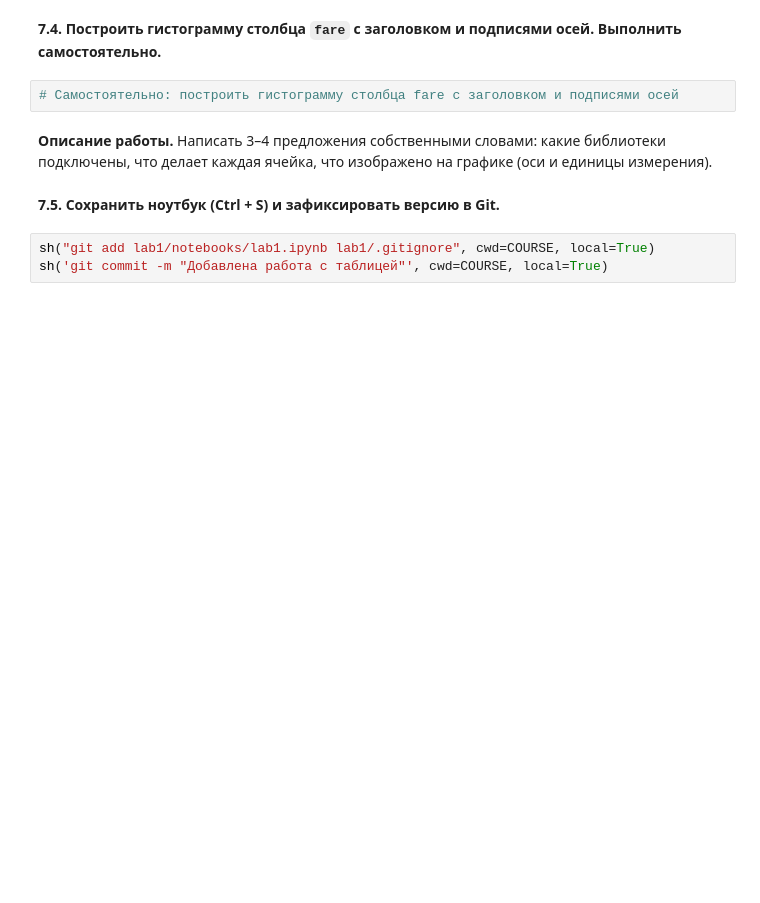
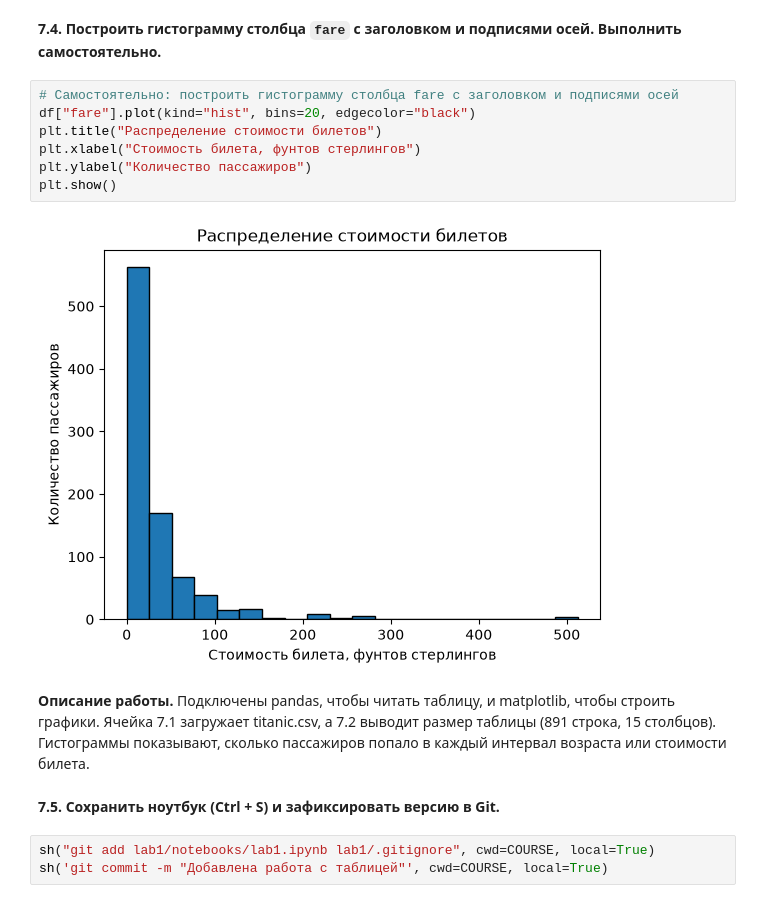
Before and after one commit to Gracestea/IntrodactionToAI_Klimenko, a Jupyter notebook: lab1/notebooks/lab1.ipynb, the cells around one changed output. Drawn from its saved outputs; the diff is of its cells as text; blank space fills up the shorter version.

```diff
--- a/lab1/notebooks/lab1.ipynb
+++ b/lab1/notebooks/lab1.ipynb
@@ -692,8 +786,15 @@ print()
 **7.4. Построить гистограмму столбца `fare` с заголовком и подписями осей. Выполнить самостоятельно.**
 # %%
 # Самостоятельно: построить гистограмму столбца fare с заголовком и подписями осей
+df["fare"].plot(kind="hist", bins=20, edgecolor="black")
+plt.title("Распределение стоимости билетов")
+plt.xlabel("Стоимость билета, фунтов стерлингов")
+plt.ylabel("Количество пассажиров")
+plt.show()
+# %% [output]
+[figure, added]
 # %% [markdown]
-**Описание работы.** Написать 3–4 предложения собственными словами: какие библиотеки подключены, что делает каждая ячейка, что изображено на графике (оси и единицы измерения).
+**Описание работы.** Подключены pandas, чтобы читать таблицу, и matplotlib, чтобы строить графики. Ячейка 7.1 загружает titanic.csv, а 7.2 выводит размер таблицы (891 строка, 15 столбцов). Гистограммы показывают, сколько пассажиров попало в каждый интервал возраста или стоимости билета.
 # %% [markdown]
 **7.5. Сохранить ноутбук (Ctrl + S) и зафиксировать версию в Git.**
 # %%
```
Also changed, not shown: parts of 22 cells of this notebook.
